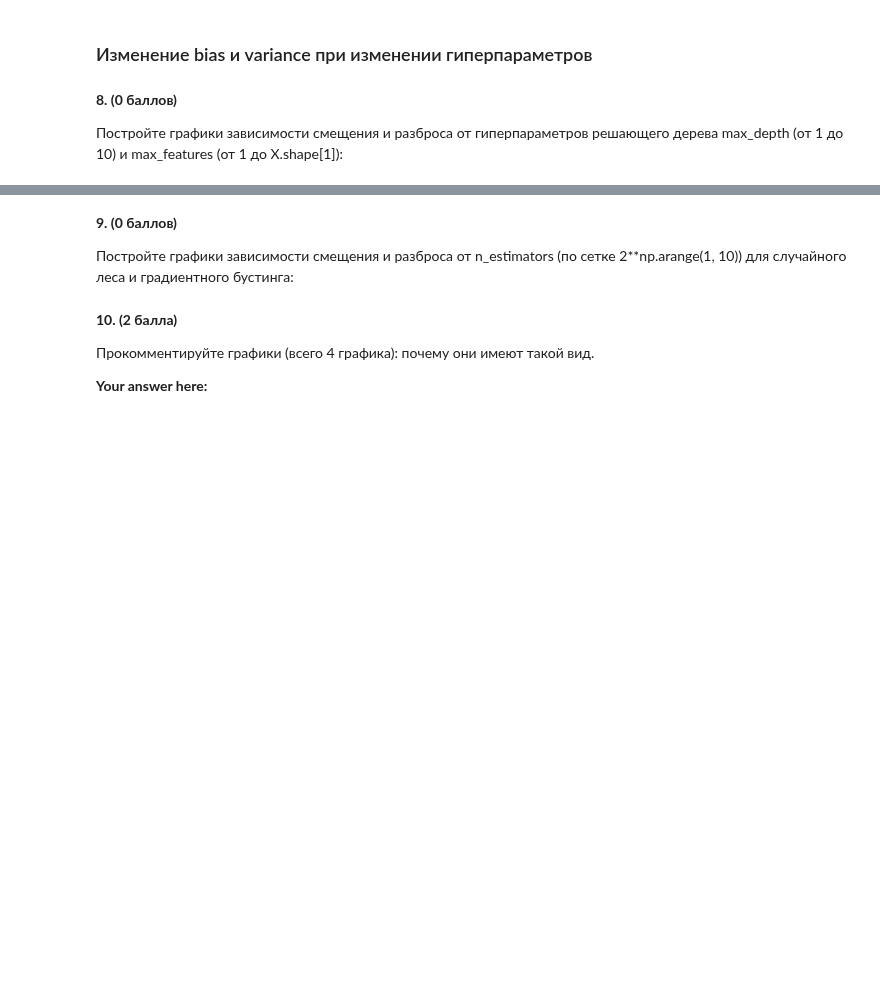
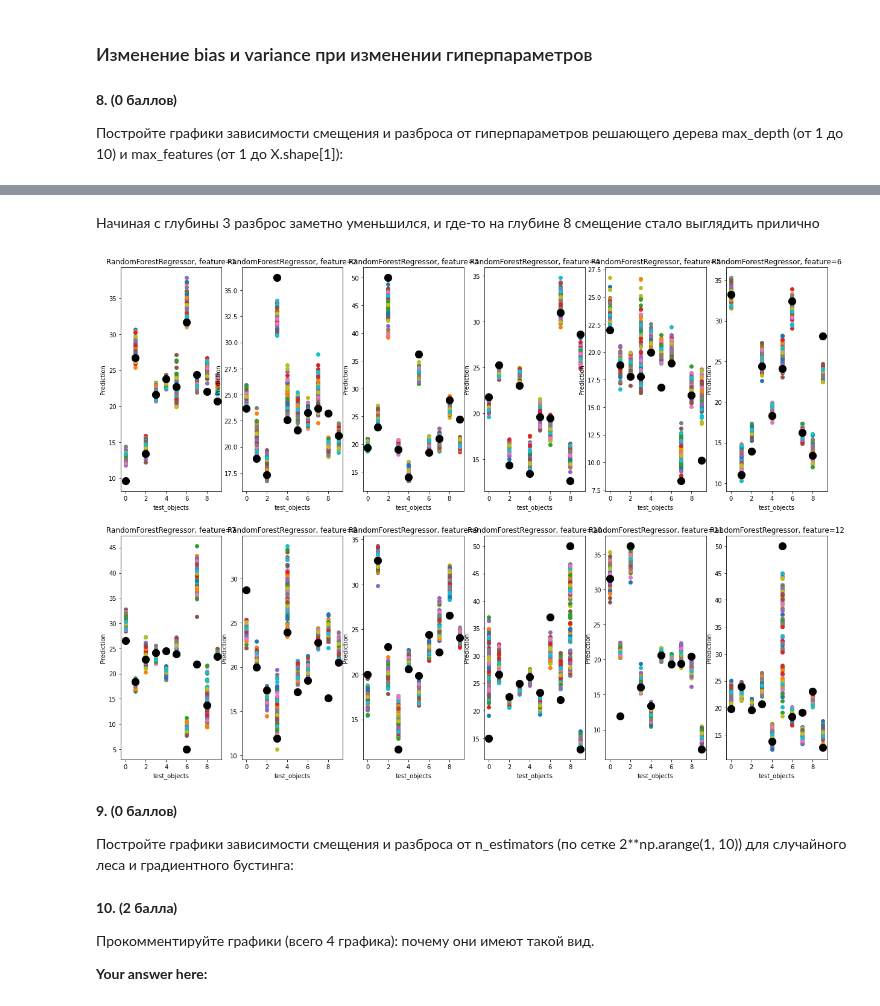
Before and after one commit to HeySlava/hse_course, a Jupyter notebook: bvd_hw6/homework6.ipynb, the cells around one changed output, grey strips where cells are left out. Drawn from its saved outputs; the diff is of its cells as text; code cells hidden in the pictures; blank space fills up the shorter version.

```diff
--- a/bvd_hw6/homework6.ipynb
+++ b/bvd_hw6/homework6.ipynb
@@ -306,3 +312,12 @@ __8. (0 баллов)__
+# %% [markdown]
+Начиная с глубины 3 разброс заметно уменьшился, и где-то на глубине 8 смещение стало выглядить прилично
+# %%
+plt.figure(figsize=(21, 15))
+for i in range(1, X.shape[1]):
+    plt.subplot(2, 6, i)
+    plot_predictions(RandomForestRegressor(max_features=i), X, y, title=f"{RandomForestRegressor.__name__}, feature={i}")
+# %% [output]
+[figure, added]
 # %% [markdown]
 __9. (0 баллов)__
 
```
Also changed, not shown: parts of 9 cells of this notebook.
